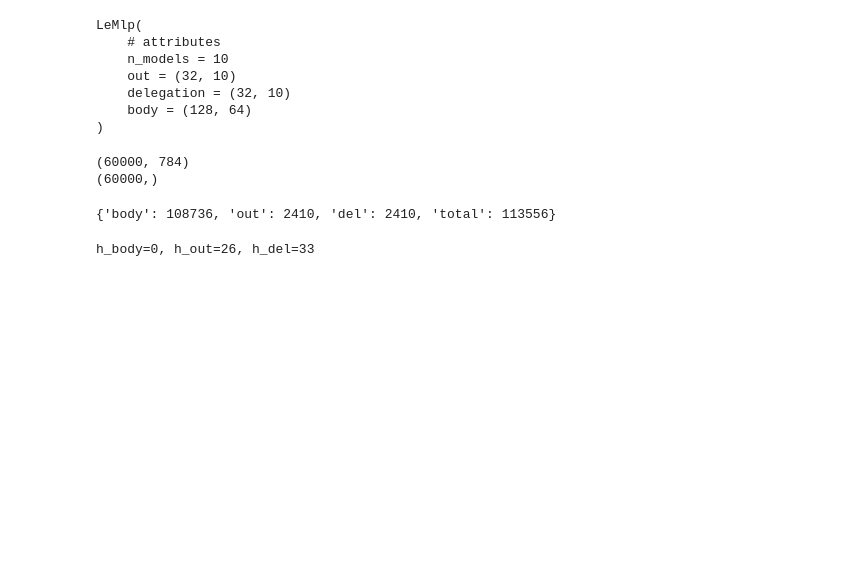
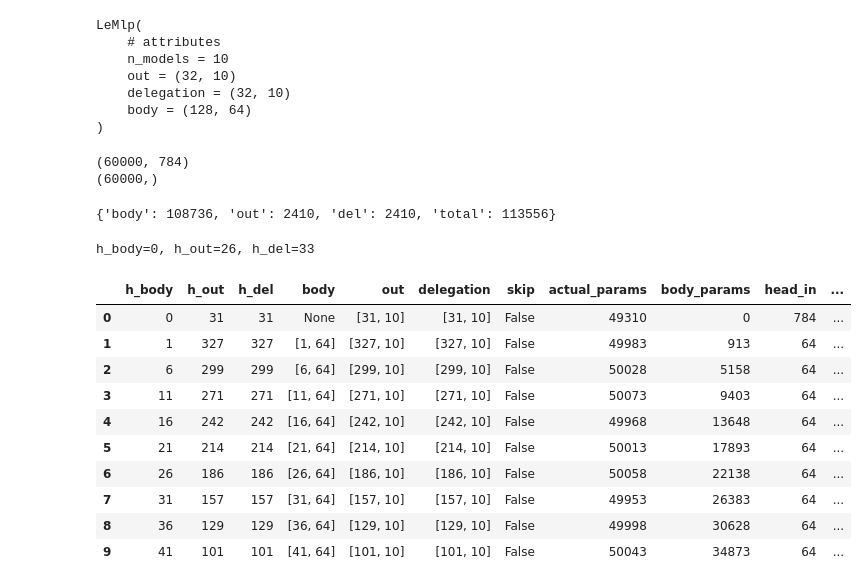
Before and after one commit to viktorvesely/liquid, a Jupyter notebook: liquid_jax/notebooks/explore_seb.ipynb, the cells around one changed output. Drawn from its saved outputs; the diff is of its cells as text; code cells hidden in the pictures; blank space fills up the shorter version.

Commit message:
wip: running experiments

```diff
--- a/liquid_jax/notebooks/explore_seb.ipynb
+++ b/liquid_jax/notebooks/explore_seb.ipynb
@@ -111,3 +111,21 @@ def solve_hidden_dims(total_budget, body_pct, out_pct, del_pct,
 body, out, deleg = solve_hidden_dims(5000, body_pct=0.10, out_pct=0.40, del_pct=0.50)
 # %% [output]
 h_body=0, h_out=26, h_del=33
+# %%
+import pandas as pd
+
+df = pd.read_parquet("/home/s6019595/liquid/experiments/ablation/20260313_122246/results.parquet")
+# %%
+df.head(10)
+# %% [output]
+|  | h_body | h_out | h_del | body | out | delegation | skip | actual_params | body_params | head_in | ... |
+| 0 | 0 | 31 | 31 | None | [31, 10] | [31, 10] | False | 49310 | 0 | 784 | ... |
+| 1 | 1 | 327 | 327 | [1, 64] | [327, 10] | [327, 10] | False | 49983 | 913 | 64 | ... |
+| 2 | 6 | 299 | 299 | [6, 64] | [299, 10] | [299, 10] | False | 50028 | 5158 | 64 | ... |
+| 3 | 11 | 271 | 271 | [11, 64] | [271, 10] | [271, 10] | False | 50073 | 9403 | 64 | ... |
+| 4 | 16 | 242 | 242 | [16, 64] | [242, 10] | [242, 10] | False | 49968 | 13648 | 64 | ... |
+| 5 | 21 | 214 | 214 | [21, 64] | [214, 10] | [214, 10] | False | 50013 | 17893 | 64 | ... |
+| 6 | 26 | 186 | 186 | [26, 64] | [186, 10] | [186, 10] | False | 50058 | 22138 | 64 | ... |
+| 7 | 31 | 157 | 157 | [31, 64] | [157, 10] | [157, 10] | False | 49953 | 26383 | 64 | ... |
+| 8 | 36 | 129 | 129 | [36, 64] | [129, 10] | [129, 10] | False | 49998 | 30628 | 64 | ... |
+| 9 | 41 | 101 | 101 | [41, 64] | [101, 10] | [101, 10] | False | 50043 | 34873 | 64 | ... |
```
Also changed, not shown: 3 other files.
